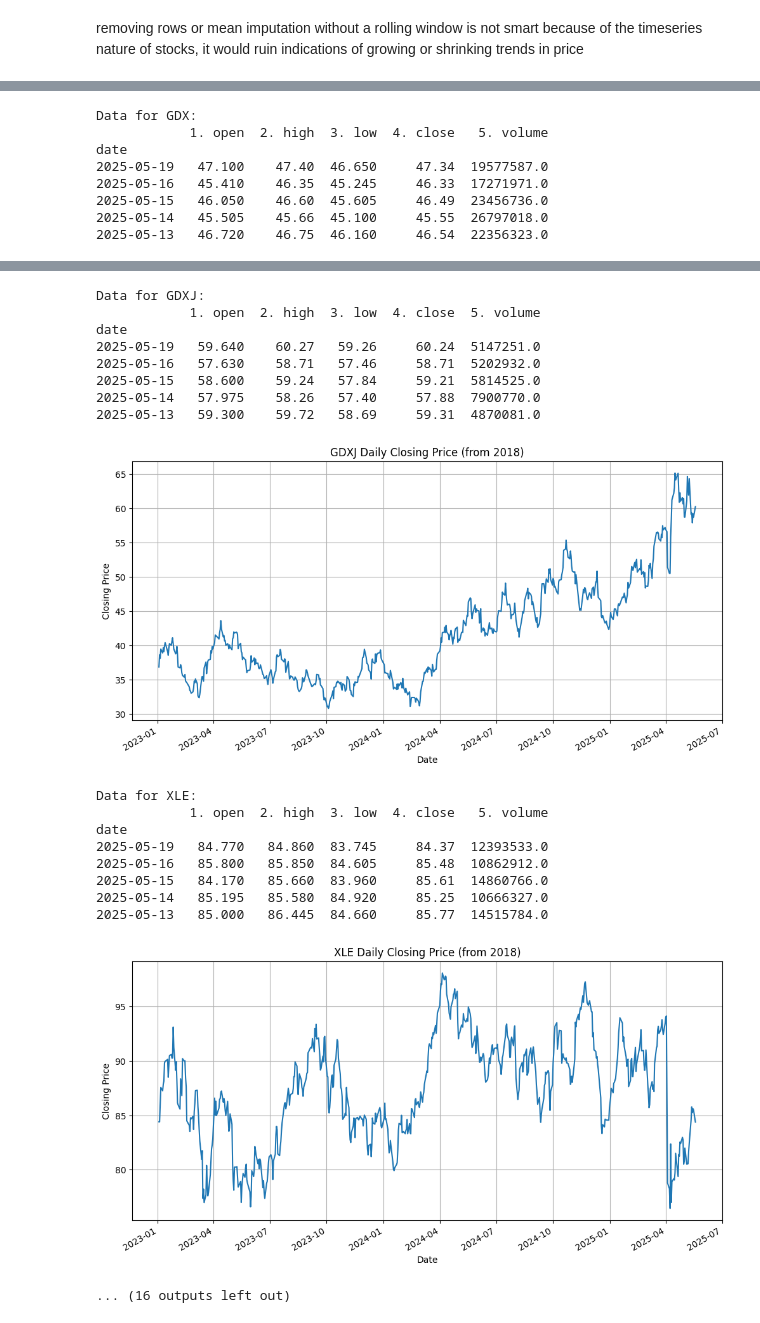
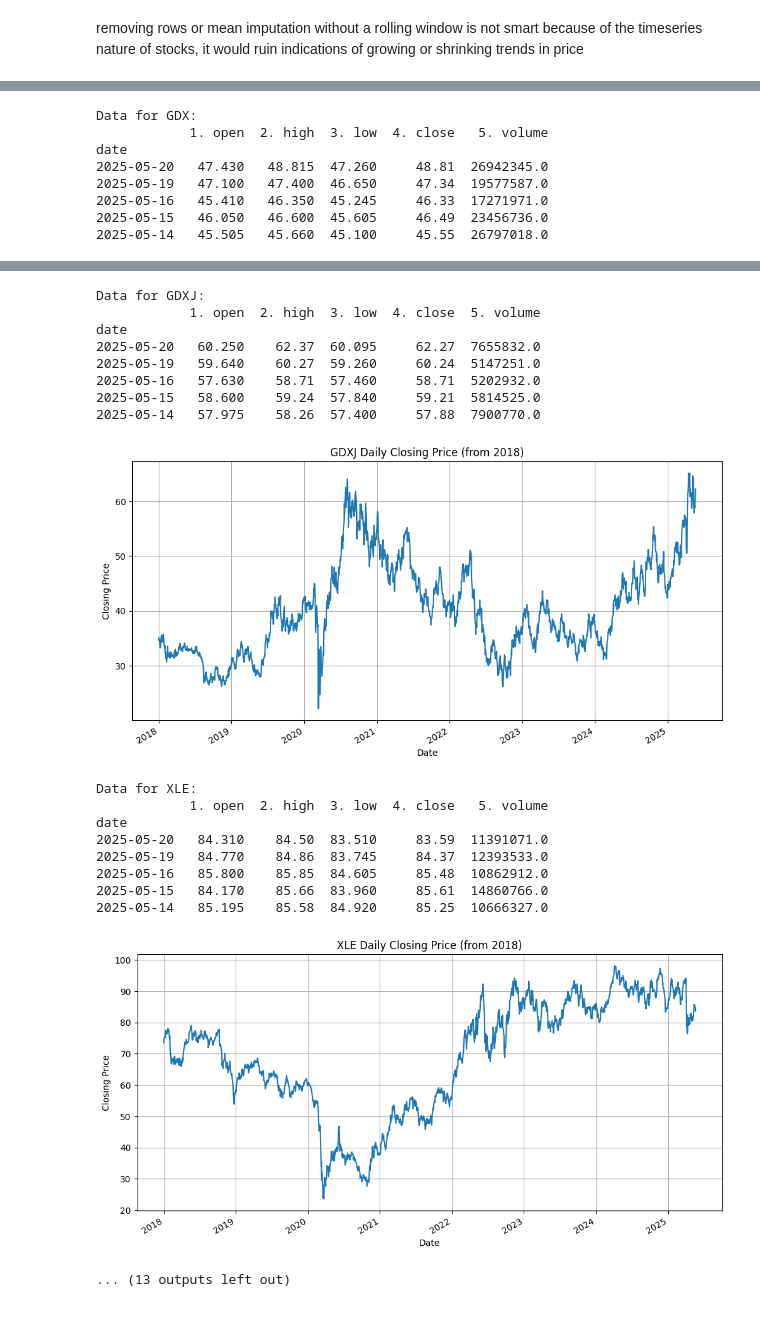
Before and after one commit to chielgroen1998/MLOps, a Jupyter notebook: datacollection.ipynb, the cells around one changed output, grey strips where cells are left out. Cells and saved outputs as stored; diff of their text form; code cells hidden in the pictures.

```diff
--- a/datacollection.ipynb
+++ b/datacollection.ipynb
@@ -56,7 +56,7 @@ for symbol in symbols:
     data, meta_data = ts.get_daily(symbol=symbol, outputsize='full')
     # Filter data from 2018 onwards
     data.index = pd.to_datetime(data.index)
-    data = data[data.index >= '2023-01-01']
+    data = data[data.index >= '2018-01-01']
     all_data[symbol] = data
     print(f"Data for {symbol}:")
     print(data.head())  # Print the first few rows of the dataset
@@ -97,8 +97,8 @@ date
 Data for GDX:
             1. open  2. high  3. low  4. close   5. volume
 date
-2025-05-19   47.100    47.40  46.650     47.34  19577587.0
-2025-05-16   45.410    46.35  45.245     46.33  17271971.0
-2025-05-15   46.050    46.60  45.605     46.49  23456736.0
-2025-05-14   45.505    45.66  45.100     45.55  26797018.0
-2025-05-13   46.720    46.75  46.160     46.54  22356323.0
+2025-05-20   47.430   48.815  47.260     48.81  26942345.0
+2025-05-19   47.100   47.400  46.650     47.34  19577587.0
+2025-05-16   45.410   46.350  45.245     46.33  17271971.0
+2025-05-15   46.050   46.600  45.605     46.49  23456736.0
+2025-05-14   45.505   45.660  45.100     45.55  26797018.0
@@ -106,22 +106,22 @@ date
 Data for GDXJ:
             1. open  2. high  3. low  4. close  5. volume
 date
-2025-05-19   59.640    60.27   59.26     60.24  5147251.0
-2025-05-16   57.630    58.71   57.46     58.71  5202932.0
-2025-05-15   58.600    59.24   57.84     59.21  5814525.0
-2025-05-14   57.975    58.26   57.40     57.88  7900770.0
-2025-05-13   59.300    59.72   58.69     59.31  4870081.0
+2025-05-20   60.250    62.37  60.095     62.27  7655832.0
+2025-05-19   59.640    60.27  59.260     60.24  5147251.0
+2025-05-16   57.630    58.71  57.460     58.71  5202932.0
+2025-05-15   58.600    59.24  57.840     59.21  5814525.0
+2025-05-14   57.975    58.26  57.400     57.88  7900770.0
-[figure, old version]
+[figure, new version]
 Data for XLE:
             1. open  2. high  3. low  4. close   5. volume
 date
-2025-05-19   84.770   84.860  83.745     84.37  12393533.0
-2025-05-16   85.800   85.850  84.605     85.48  10862912.0
-2025-05-15   84.170   85.660  83.960     85.61  14860766.0
-2025-05-14   85.195   85.580  84.920     85.25  10666327.0
-2025-05-13   85.000   86.445  84.660     85.77  14515784.0
+2025-05-20   84.310    84.50  83.510     83.59  11391071.0
+2025-05-19   84.770    84.86  83.745     84.37  12393533.0
+2025-05-16   85.800    85.85  84.605     85.48  10862912.0
+2025-05-15   84.170    85.66  83.960     85.61  14860766.0
+2025-05-14   85.195    85.58  84.920     85.25  10666327.0
-[figure, old version]
+[figure, new version]
-... (16 outputs left out)
+... (13 outputs left out)
 # %%
 all_data['LIT'].columns = ['open', 'high', 'low', 'close', 'volume']
 all_data['REMX'].columns = ['open', 'high', 'low', 'close', 'volume']
```
Also changed, not shown: parts of 14 cells of this notebook, 3 other files.
